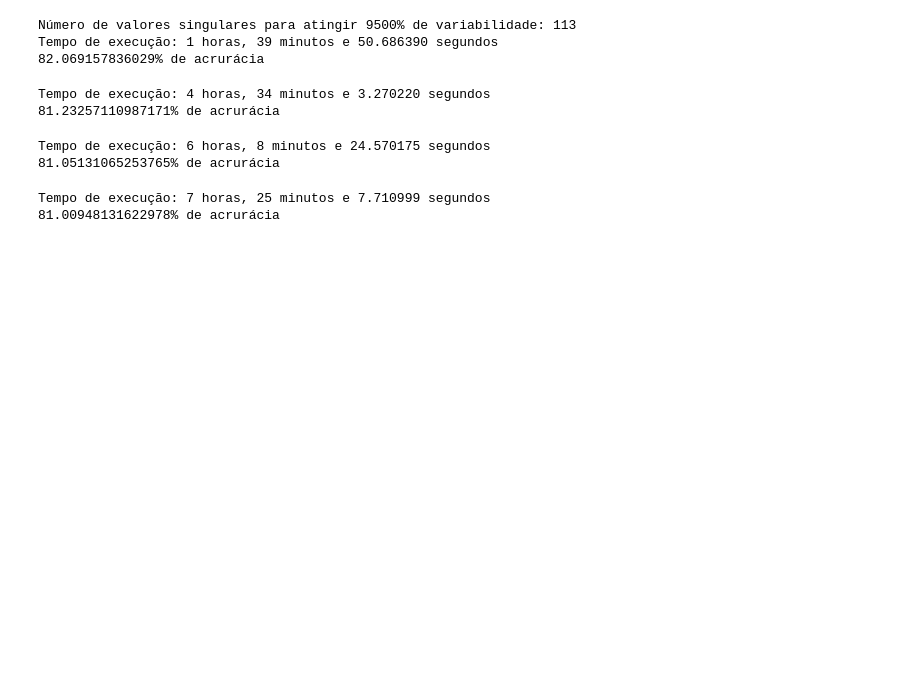
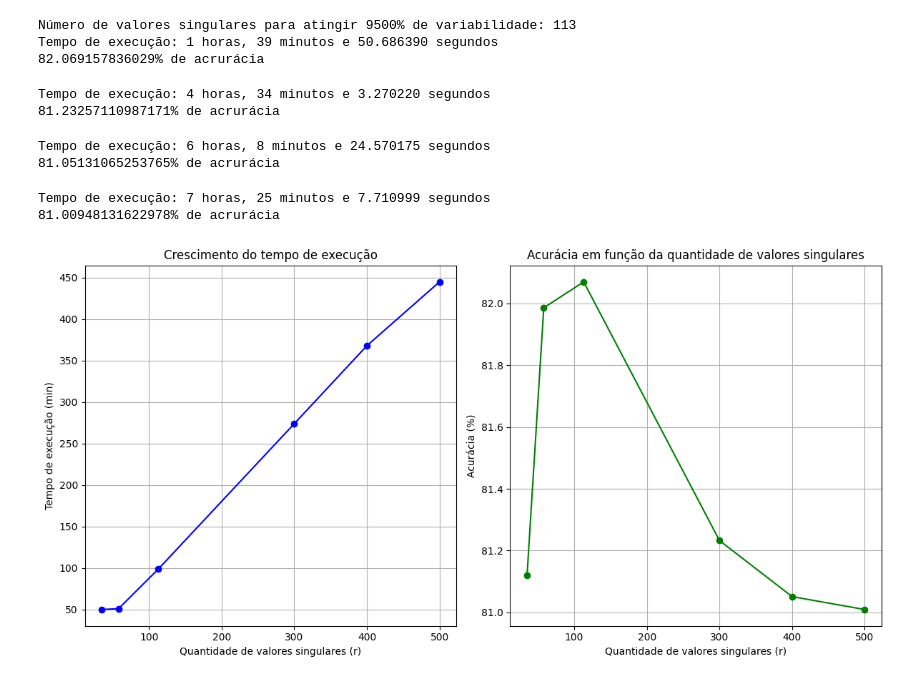
Before and after one commit to clara-mesquita/curso-fundamentos-analise-de-dados, a Jupyter notebook: knn-svd/knn-svd.ipynb, the cells around one changed output. Drawn from its saved outputs; the diff is of its cells as text; code cells hidden in the pictures; blank space fills up the shorter version.

```diff
--- a/knn-svd/knn-svd.ipynb
+++ b/knn-svd/knn-svd.ipynb
@@ -189,3 +233,29 @@ print(f'{acuracia}% de acrurácia')
 # %% [output]
 Tempo de execução: 7 horas, 25 minutos e 7.710999 segundos
 81.00948131622978% de acrurácia
+# %%
+valores_r = [35, 58, 113, 300, 400, 500]
+tempos = [50, 51, 99, 274, 368, 445] # tempo em minutos
+acuracias = [81.12102621305075, 81.98549916341328, 82.069157836029, 81.23257110987171, 81.05131065253765, 81.00948131622978]
+
+plt.figure(figsize=(12, 6))
+
+plt.subplot(1, 2, 1)
+plt.plot(valores_r, tempos, marker='o', linestyle='-', color='b')
+plt.xlabel('Quantidade de valores singulares (r)')
+plt.ylabel('Tempo de execução (min)')
+plt.title('Crescimento do tempo de execução')
+plt.grid(True)
+
+# Plot da acurácia
+plt.subplot(1, 2, 2)
+plt.plot(valores_r, acuracias, marker='o', linestyle='-', color='g')
+plt.xlabel('Quantidade de valores singulares (r)')
+plt.ylabel('Acurácia (%)')
+plt.title('Acurácia em função da quantidade de valores singulares')
+plt.grid(True)
+
+plt.tight_layout()
+plt.show()
+# %% [output]
+[figure, added]
```
Also changed, not shown: parts of 6 cells of this notebook.
